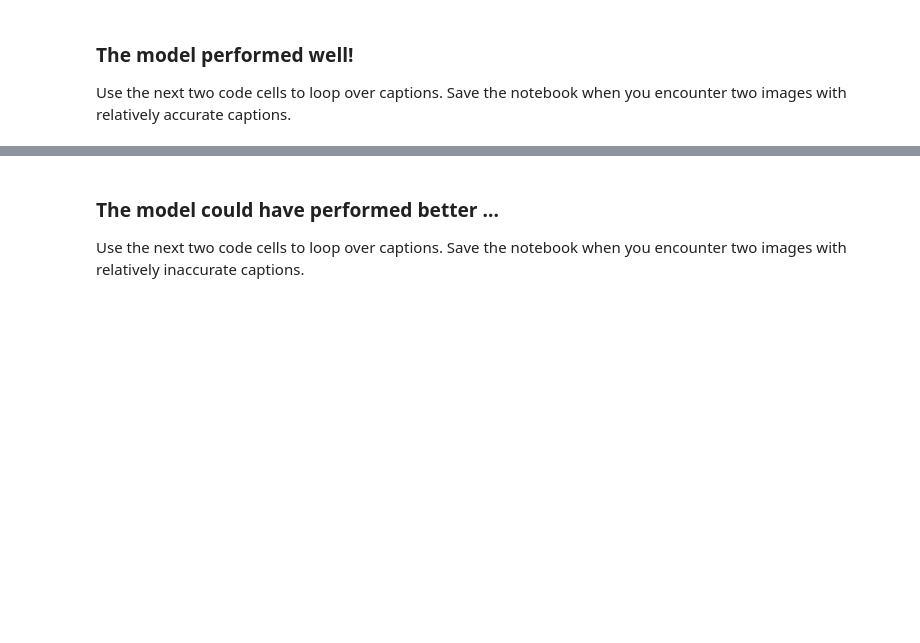
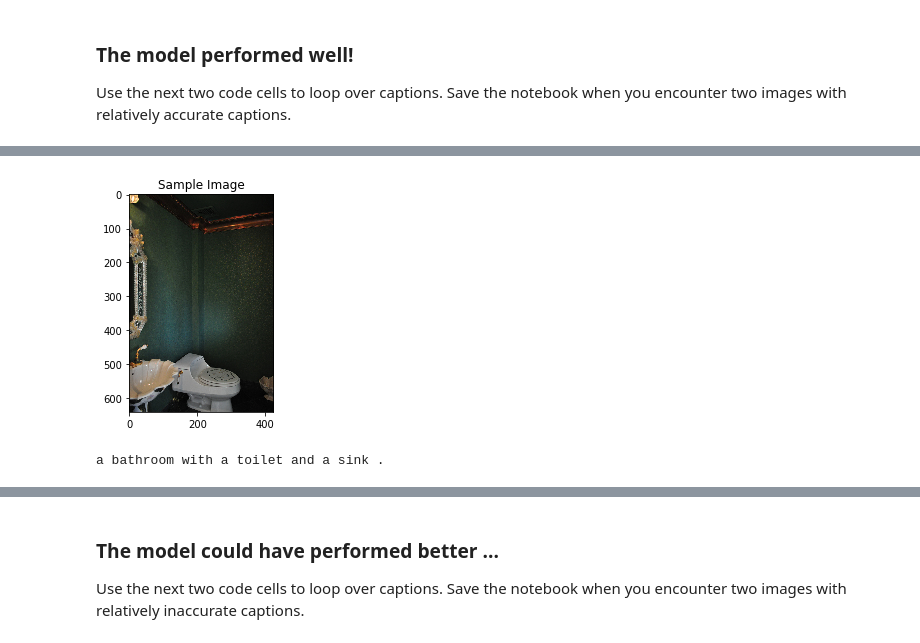
Before and after one commit to ken-power/CVND-AutomaticImageCaptioning, a Jupyter notebook: 3_Inference.ipynb, the cells around one changed output, grey strips where cells are left out. Saved outputs shown, nothing was run; the diff lists cells and outputs as text; code cells hidden in the pictures; blank space fills up the shorter version.

```diff
--- a/3_Inference.ipynb
+++ b/3_Inference.ipynb
@@ -217,0 +228,5 @@ a cat is sitting on a bench in front of a building .
+# %%
+get_prediction()
+# %% [output]
+[figure, added]
+a bathroom with a toilet and a sink .
```
Also changed, not shown: parts of 13 cells of this notebook, 11 other files.
